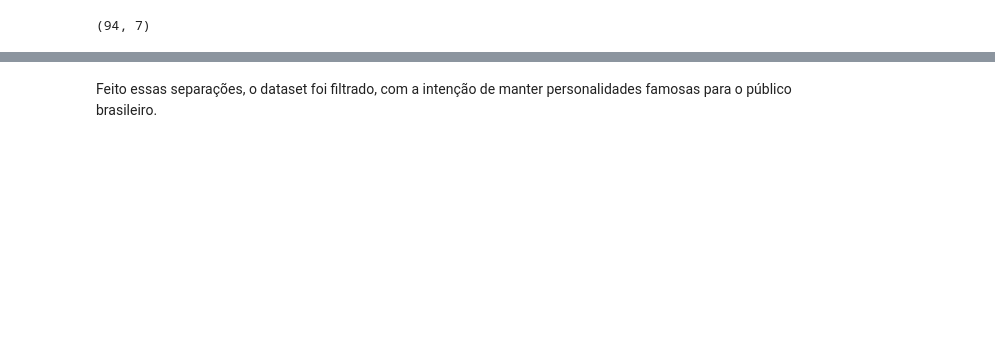
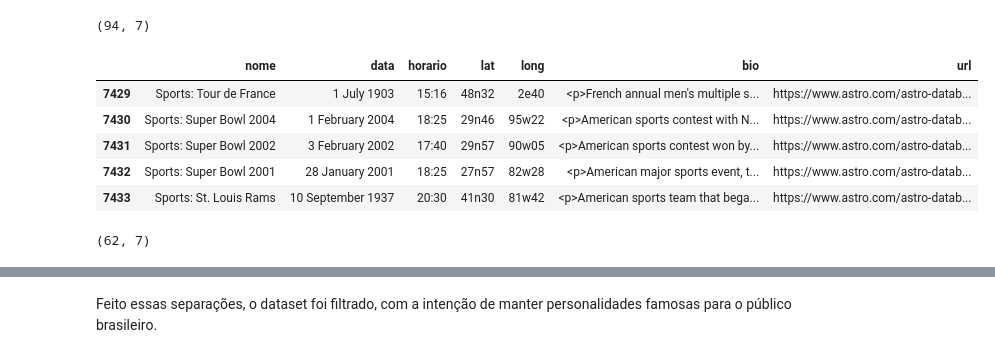
Before and after one commit to pablosivila/bootcamp_ironhack, a Jupyter notebook: projeto final/Projeto_final.ipynb, the cells around one changed output, grey strips where cells are left out. Saved outputs shown, nothing was run; the diff lists cells and outputs as text; code cells hidden in the pictures; blank space fills up the shorter version.

```diff
--- a/projeto final/Projeto_final.ipynb
+++ b/projeto final/Projeto_final.ipynb
@@ -334,3 +600,17 @@ hist.head()
 hist.shape
 # %% [output]
 (94, 7)
+# %%
+sport = astro3[astro3['nome'].str.contains('Sport')]
+sport.head()
+# %% [output]
+|  | nome | data | horario | lat | long | bio | url |
+| 7429 | Sports: Tour de France | 1 July 1903 | 15:16 | 48n32 | 2e40 | <p>French annual men's multiple s... | https://www.astro.com/astro-datab... |
+| 7430 | Sports: Super Bowl 2004 | 1 February 2004 | 18:25 | 29n46 | 95w22 | <p>American sports contest with N... | https://www.astro.com/astro-datab... |
+| 7431 | Sports: Super Bowl 2002 | 3 February 2002 | 17:40 | 29n57 | 90w05 | <p>American sports contest won by... | https://www.astro.com/astro-datab... |
+| 7432 | Sports: Super Bowl 2001 | 28 January 2001 | 18:25 | 27n57 | 82w28 | <p>American major sports event, t... | https://www.astro.com/astro-datab... |
+| 7433 | Sports: St. Louis Rams | 10 September 1937 | 20:30 | 41n30 | 81w42 | <p>American sports team that bega... | https://www.astro.com/astro-datab... |
+# %%
+sport.shape
+# %% [output]
+(62, 7)
```
Also changed, not shown: parts of 43 cells of this notebook.
